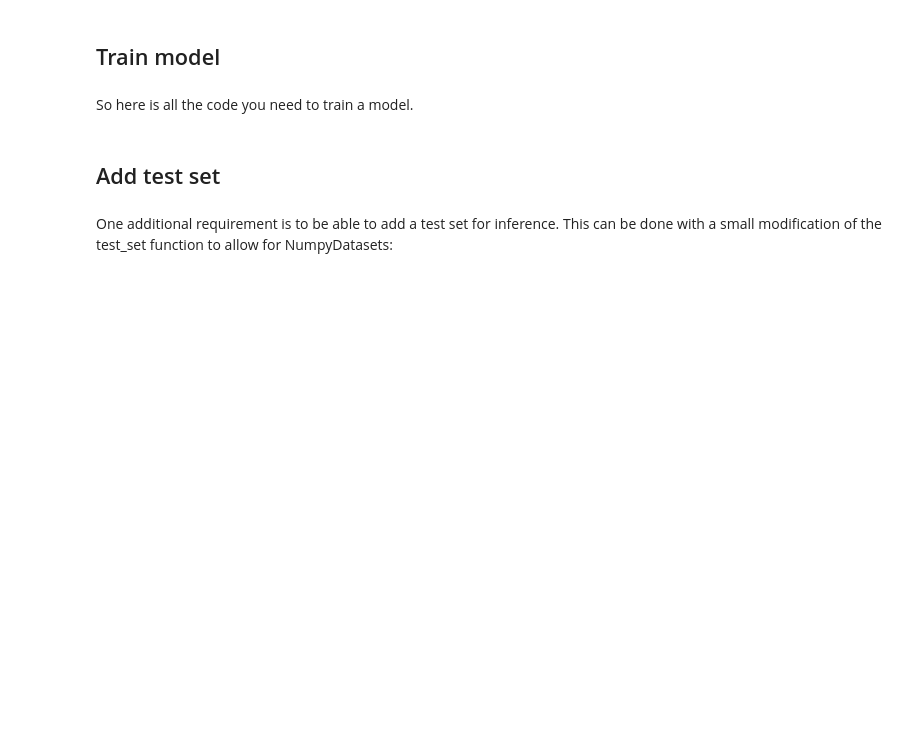
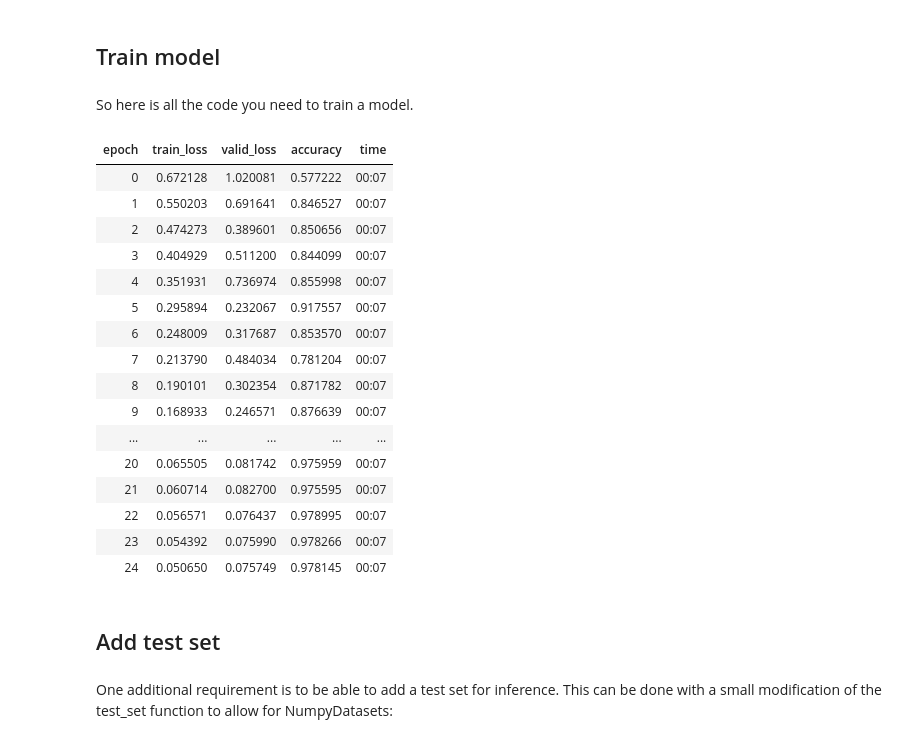
Before and after one commit to timeseriesAI/timeseriesAI2, a Jupyter notebook: tutorial_nbs/01_How_to_use_numpy_arrays_in_fastai2.ipynb, the cells around one changed output. Drawn from its saved outputs; the diff is of its cells as text; code cells hidden in the pictures; blank space fills up the shorter version.

```diff
--- a/tutorial_nbs/01_How_to_use_numpy_arrays_in_fastai2.ipynb
+++ b/tutorial_nbs/01_How_to_use_numpy_arrays_in_fastai2.ipynb
@@ -503,12 +527,30 @@ So 2 learnings:
 # %% [markdown]
 So here is all the code you need to train a model.
 # %%
-# tfms  = [[ToTSTensor], [Categorize()]]
-# dsets = NumpyDatasets(X, y, tfms=tfms, splits=splits)
-# dls   = TSTfmdDL(dsets, bs=64, val_bs=128)
-# model = InceptionTime(dls.vars, dls.c)
-# learn = Learner(dls.dataloaders(), model, loss_func=nn.CrossEntropyLoss(), metrics=accuracy)
-# learn.fit_one_cycle(25, lr_max=1e-3)
+tfms  = [[ToTSTensor], [Categorize()]]
+dsets = NumpyDatasets(X, y, tfms=tfms, splits=splits)
+dls   = TSTfmdDL(dsets, bs=64, val_bs=128)
+model = InceptionTime(dls.vars, dls.c)
+learn = Learner(dls.dataloaders(), model, loss_func=nn.CrossEntropyLoss(), metrics=accuracy)
+learn.fit_one_cycle(25, lr_max=1e-3)
+# %% [output]
+| epoch | train_loss | valid_loss | accuracy | time |
+| 0 | 0.672128 | 1.020081 | 0.577222 | 00:07 |
+| 1 | 0.550203 | 0.691641 | 0.846527 | 00:07 |
+| 2 | 0.474273 | 0.389601 | 0.850656 | 00:07 |
+| 3 | 0.404929 | 0.511200 | 0.844099 | 00:07 |
+| 4 | 0.351931 | 0.736974 | 0.855998 | 00:07 |
+| 5 | 0.295894 | 0.232067 | 0.917557 | 00:07 |
+| 6 | 0.248009 | 0.317687 | 0.853570 | 00:07 |
+| 7 | 0.213790 | 0.484034 | 0.781204 | 00:07 |
+| 8 | 0.190101 | 0.302354 | 0.871782 | 00:07 |
+| 9 | 0.168933 | 0.246571 | 0.876639 | 00:07 |
+| ... | ... | ... | ... | ... |
+| 20 | 0.065505 | 0.081742 | 0.975959 | 00:07 |
+| 21 | 0.060714 | 0.082700 | 0.975595 | 00:07 |
+| 22 | 0.056571 | 0.076437 | 0.978995 | 00:07 |
+| 23 | 0.054392 | 0.075990 | 0.978266 | 00:07 |
+| 24 | 0.050650 | 0.075749 | 0.978145 | 00:07 |
 # %% [markdown]
 ## Add test set
 # %% [markdown]
```
Also changed, not shown: parts of 14 cells of this notebook.
